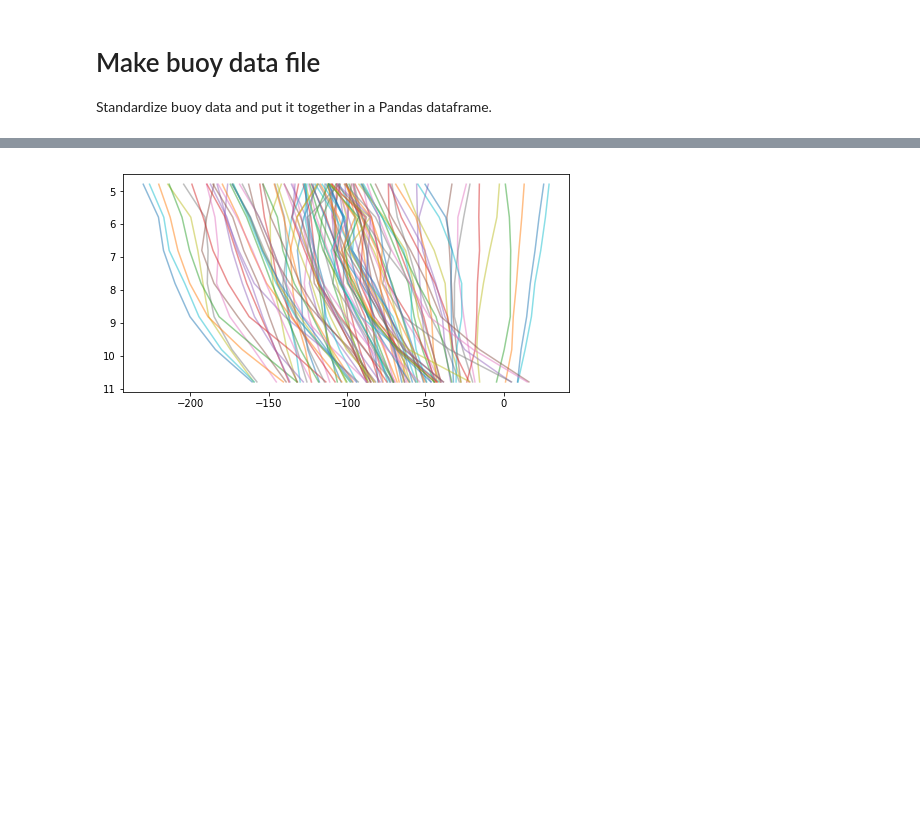
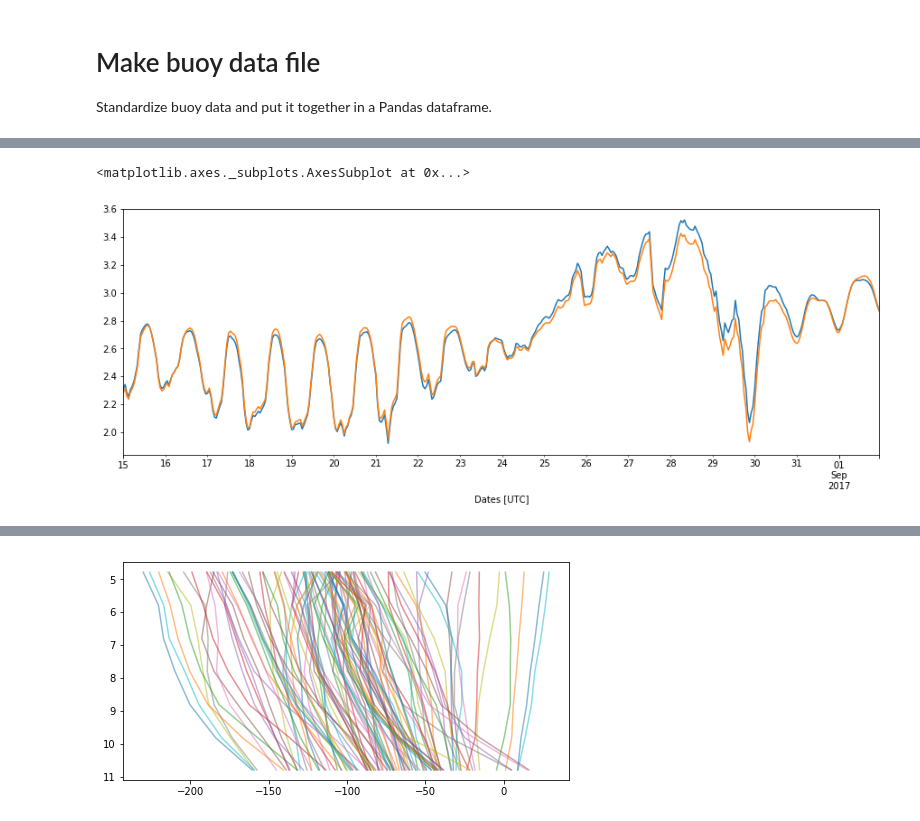
Before and after one commit to kthyng/flood_estimate, a Jupyter notebook: make_data.ipynb, the cells around one changed output, grey strips where cells are left out. Cells and saved outputs as stored; diff of their text form; code cells hidden in the pictures; blank space fills up the shorter version.

```diff
--- a/make_data.ipynb
+++ b/make_data.ipynb
@@ -184,0 +297,6 @@ if not os.path.exists(savename):
+# %%
+df['BOLI: Depth [m], corrected']['2017-8-15':'2017-9-1'].plot()
+df['BOLI: Depth [m], smoothed']['2017-8-15':'2017-9-1'].plot(figsize=(15,5))
+# %% [output]
+<matplotlib.axes._subplots.AxesSubplot at 0x...>
+[figure, added]
```
Also changed, not shown: parts of 26 cells of this notebook.
